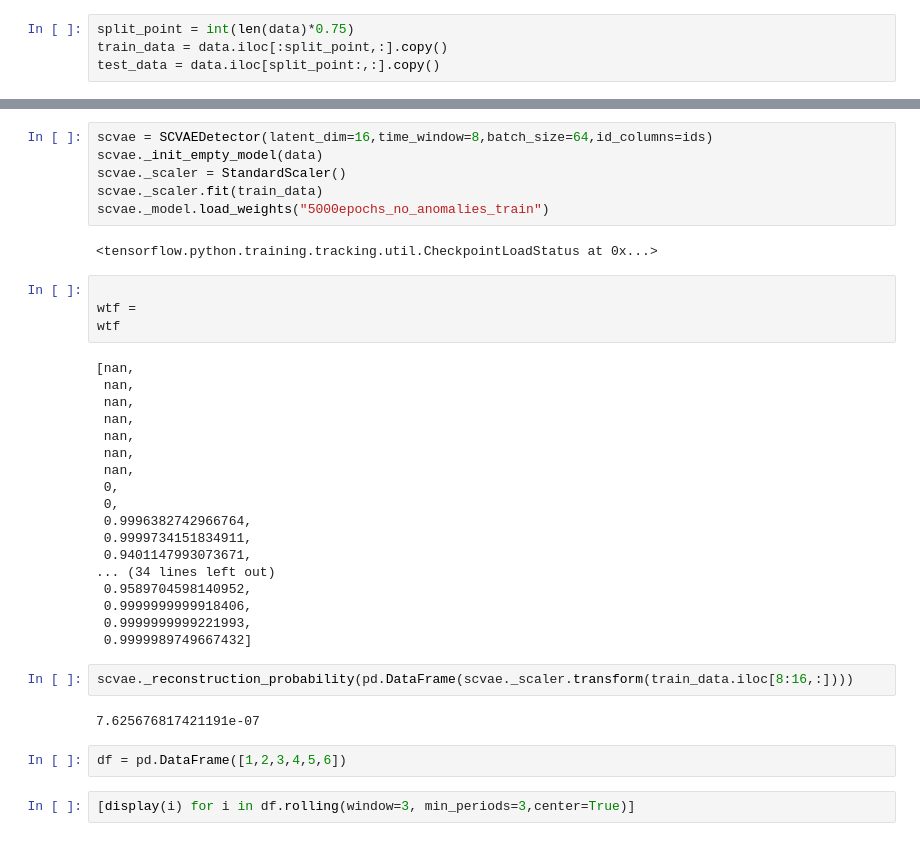
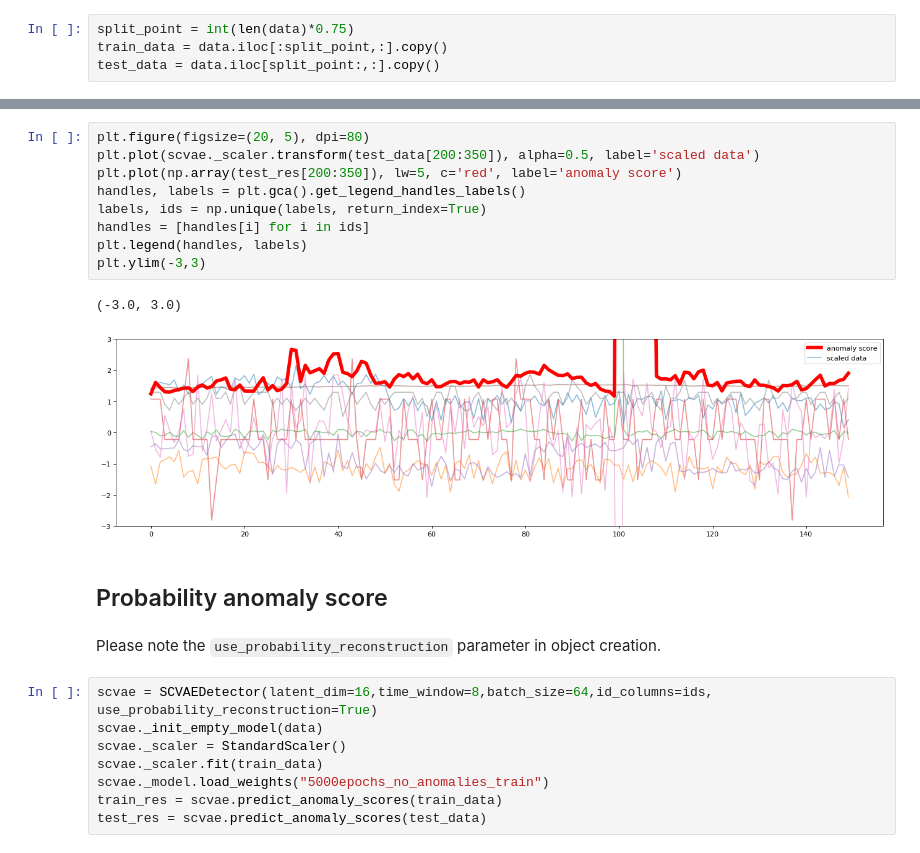
Before and after one commit to nulam/Squeezed-Convolutional-VAE-for-anomaly-detection, a Jupyter notebook: time_series_anomaly_detection/SCVAE.ipynb, the cells around one changed output, grey strips where cells are left out. Saved outputs shown, nothing was run; the diff lists cells and outputs as text.

````diff
--- a/time_series_anomaly_detection/SCVAE.ipynb
+++ b/time_series_anomaly_detection/SCVAE.ipynb
@@ -309,38 +353,24 @@ test_res = scvae.predict_anomaly_scores(test_data)
+# %%
+plt.figure(figsize=(20, 5), dpi=80)
+plt.plot(scvae._scaler.transform(test_data[200:350]), alpha=0.5, label='scaled data')
+plt.plot(np.array(test_res[200:350]), lw=5, c='red', label='anomaly score')
+handles, labels = plt.gca().get_legend_handles_labels()
+labels, ids = np.unique(labels, return_index=True)
+handles = [handles[i] for i in ids]
+plt.legend(handles, labels)
+plt.ylim(-3,3)
+# %% [output]
+(-3.0, 3.0)
+[figure, added]
+# %% [markdown]
+## Probability anomaly score
+# %% [markdown]
+Please note the ```use_probability_reconstruction``` parameter in object creation.
 # %%
-scvae = SCVAEDetector(latent_dim=16,time_window=8,batch_size=64,id_columns=ids)
+scvae = SCVAEDetector(latent_dim=16,time_window=8,batch_size=64,id_columns=ids, use_probability_reconstruction=True)
 scvae._init_empty_model(data)
 scvae._scaler = StandardScaler()
 scvae._scaler.fit(train_data)
 scvae._model.load_weights("5000epochs_no_anomalies_train")
+train_res = scvae.predict_anomaly_scores(train_data)
+test_res = scvae.predict_anomaly_scores(test_data)
-# %% [output]
-<tensorflow.python.training.tracking.util.CheckpointLoadStatus at 0x...>
-# %%
-
-wtf =
-wtf
-# %% [output]
-[nan,
- nan,
- nan,
- nan,
- nan,
- nan,
- nan,
- 0,
- 0,
- 0.9996382742966764,
- 0.9999734151834911,
- 0.9401147993073671,
-... (34 lines left out)
- 0.9589704598140952,
- 0.9999999999918406,
- 0.9999999999221993,
- 0.9999989749667432]
-# %%
-scvae._reconstruction_probability(pd.DataFrame(scvae._scaler.transform(train_data.iloc[8:16,:])))
-# %% [output]
-7.625676817421191e-07
-# %%
-df = pd.DataFrame([1,2,3,4,5,6])
-# %%
-[display(i) for i in df.rolling(window=3, min_periods=3,center=True)]
````
Also changed, not shown: parts of 14 cells of this notebook.
